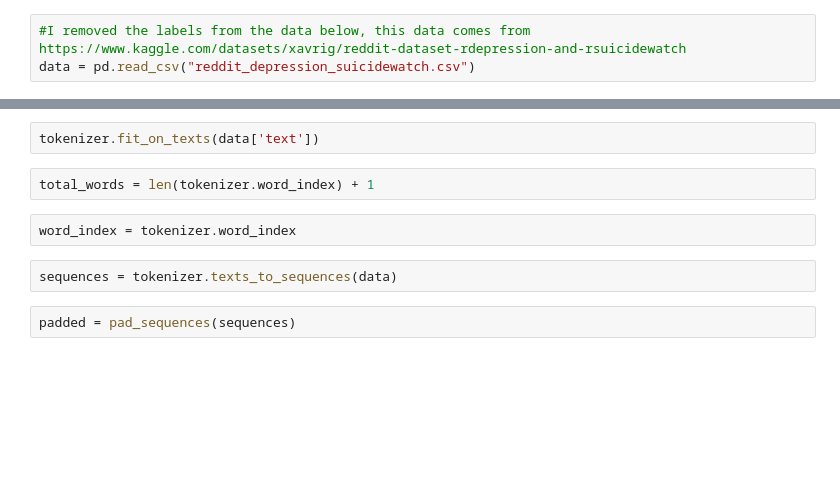
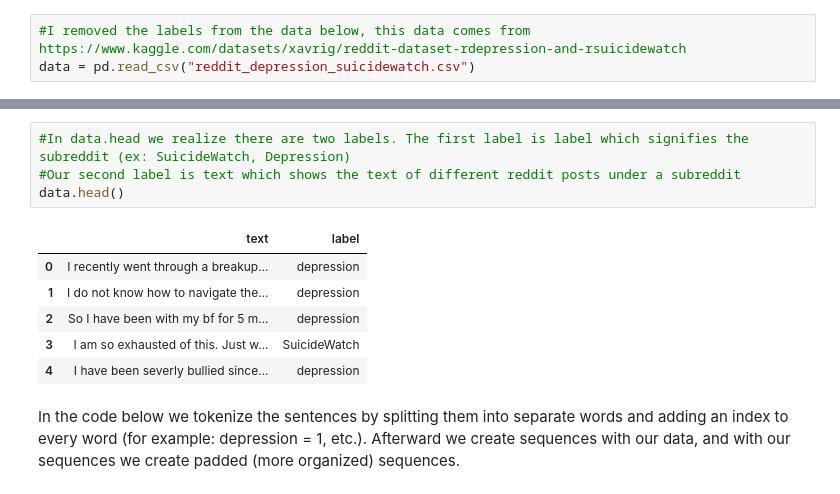
Before and after one commit to amoghdhu/Mental-Health-Evaluator, a Jupyter notebook: Mental_Health_Evaluator.ipynb, the cells around one changed output, grey strips where cells are left out. Saved outputs shown, nothing was run; the diff lists cells and outputs as text; blank space fills up the shorter version.

```diff
--- a/Mental_Health_Evaluator.ipynb
+++ b/Mental_Health_Evaluator.ipynb
@@ -59,10 +21,13 @@ tokenizer = Tokenizer(oov_token = "<OOV>")
-# %%
-tokenizer.fit_on_texts(data['text'])
-# %%
-total_words = len(tokenizer.word_index) + 1
-# %%
-word_index = tokenizer.word_index
-# %%
-sequences = tokenizer.texts_to_sequences(data)
-# %%
-padded = pad_sequences(sequences)
+# %%
+#In data.head we realize there are two labels. The first label is label which signifies the subreddit (ex: SuicideWatch, Depression)
+#Our second label is text which shows the text of different reddit posts under a subreddit
+data.head()
+# %% [output]
+|  | text | label |
+| 0 | I recently went through a breakup... | depression |
+| 1 | I do not know how to navigate the... | depression |
+| 2 | So I have been with my bf for 5 m... | depression |
+| 3 | I am so exhausted of this. Just w... | SuicideWatch |
+| 4 | I have been severly bullied since... | depression |
+# %% [markdown]
+In the code below we tokenize the sentences by splitting them into separate words and adding an index to every word (for example: depression = 1, etc.). Afterward we create sequences with our data, and with our sequences we create padded (more organized) sequences.
```
Also changed, not shown: parts of 15 cells of this notebook.
